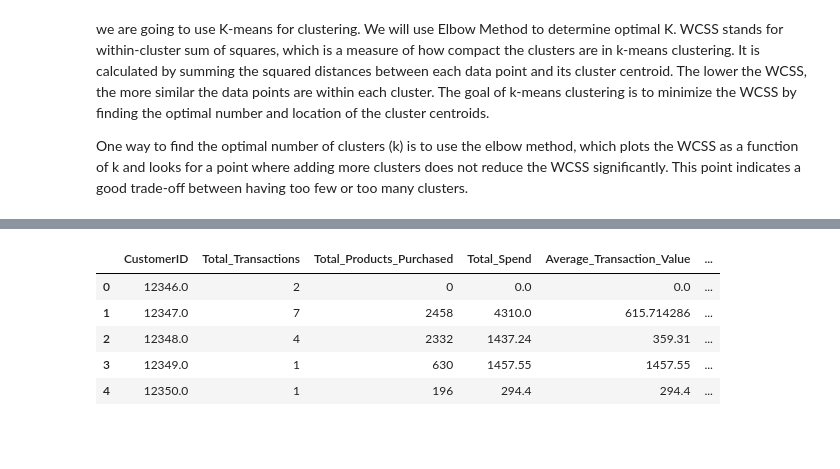
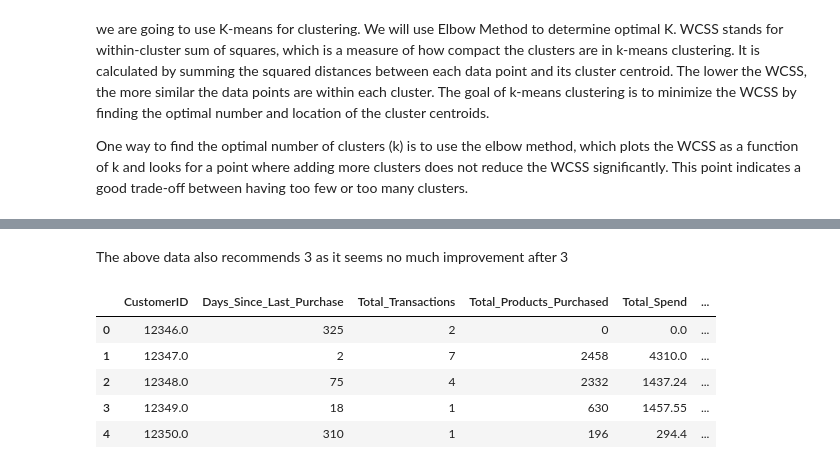
Before and after one commit to amrtariq/Customer_Segmentation_for_E-commerce_Personalization, a Jupyter notebook: Customer Segmentation for E-commerce Personalization.ipynb, the cells around one changed output, grey strips where cells are left out. Saved outputs shown, nothing was run; the diff lists cells and outputs as text; code cells hidden in the pictures; blank space fills up the shorter version.

```diff
--- a/Customer Segmentation for E-commerce Personalization.ipynb
+++ b/Customer Segmentation for E-commerce Personalization.ipynb
@@ -293,11 +293,11 @@ customer_datas = df.groupby('CustomerID')['InvoiceDay'].max().reset_index()
 most_recent_date = df['InvoiceDay'].max()
 
 # Convert InvoiceDay to datetime type before subtraction
-customer_data['InvoiceDay'] = pd.to_datetime(customer_data['InvoiceDay'])
+customer_datas['InvoiceDay'] = pd.to_datetime(customer_datas['InvoiceDay'])
 most_recent_date = pd.to_datetime(most_recent_date)
 
 # Calculate the number of days since the last purchase for each customer
-customer_data['Days_Since_Last_Purchase'] = (most_recent_date - customer_data['InvoiceDay']).dt.days
+customer_datas['Days_Since_Last_Purchase'] = (most_recent_date - customer_datas['InvoiceDay']).dt.days
 
 # Remove the InvoiceDay column
 customer_datas.drop(columns=['InvoiceDay'], inplace=True)
@@ -627,0 +618,14 @@ memory usage: 556.2 KB
+# %%
+from sklearn.ensemble import IsolationForest
+
+# Initializing the IsolationForest model with a contamination parameter of 0.05
+model = IsolationForest(contamination=0.05, random_state=0)
+
+# Fitting the model on our dataset (converting DataFrame to NumPy to avoid warning)
+customer_datas['Outlier_Scores'] = model.fit_predict(customer_datas.iloc[:, 1:].to_numpy())
+
+# Creating a new column to identify outliers (1 for inliers and -1 for outliers)
+customer_datas['Is_Outlier'] = [1 if x == -1 else 0 for x in customer_datas['Outlier_Scores']]
+
+# Display the first few rows of the customer_data dataframe
+customer_datas.head()
@@ -627,0 +665,9 @@ memory usage: 556.2 KB
+# %%
+# Remove the outliers from the main dataset
+customer_data_cleaned = customer_datas[customer_datas['Is_Outlier'] == 0]
+
+# Drop the 'Outlier_Scores' and 'Is_Outlier' columns
+customer_data_cleaned = customer_data_cleaned.drop(columns=['Outlier_Scores', 'Is_Outlier'])
+
+# Reset the index of the cleaned data
+customer_data_cleaned.reset_index(drop=True, inplace=True)
@@ -658,10 +709,10 @@ scaler = StandardScaler()
 columns_to_exclude = ['CustomerID', 'Is_UK', 'Day_Of_Week']
 
 # List of columns that need to be scaled
-columns_to_scale = customer_datas.columns.difference(columns_to_exclude)
+columns_to_scale = customer_data_cleaned.columns.difference(columns_to_exclude)
 
 # Copy the cleaned dataset
-customer_data_scaled = customer_datas.copy()
+customer_data_scaled = customer_data_cleaned.copy()
 
 # Applying the scaler to the necessary columns in the dataset
 customer_data_scaled[columns_to_scale] = scaler.fit_transform(customer_data_scaled[columns_to_scale])
@@ -825,38 +951,40 @@ From above Graph K of 4-5 might be good
+# %% [markdown]
+The above data also recommends 3 as it seems no much improvement after 3
 # %%
 from collections import Counter
 
 # Apply KMeans clustering using the optimal k
-kmeans = KMeans(n_clusters=5, init='k-means++', n_init=10, max_iter=1000, random_state=0)
+kmeans = KMeans(n_clusters=3, init='k-means++', n_init=10, max_iter=100, random_state=0)
 kmeans.fit(customer_data_pca)
 
 # Get the frequency of each cluster
 cluster_frequencies = Counter(kmeans.labels_)
 
 # Create a mapping from old labels to new labels based on frequency
 label_mapping = {label: new_label for new_label, (label, _) in
                  enumerate(cluster_frequencies.most_common())}
 
 # Reverse the mapping to assign labels as per your criteria
-label_mapping = {v: k for k, v in  {4: 1, 3: 0, 2: 2, 1: 3, 0: 4}.items()}
+label_mapping = {v: k for k, v in  {2: 0, 1: 1, 0: 2}.items()}
 
 # Apply the mapping to get the new labels
 new_labels = np.array([label_mapping[label] for label in kmeans.labels_])
-
+#new_labels= np.array(label_mapping)
 # Append the new cluster labels back to the original dataset
-customer_datas['cluster'] = new_labels
+customer_data_cleaned['cluster'] = new_labels
 
 # Append the new cluster labels to the PCA version of the dataset
 customer_data_pca['cluster'] = new_labels
 
 # Display the first few rows of the original dataframe
-customer_datas.head()
+customer_data_cleaned.head()
 # %% [output]
-|  | CustomerID | Total_Transactions | Total_Products_Purchased | Total_Spend | Average_Transaction_Value | ... |
-| 0 | 12346.0 | 2 | 0 | 0.0 | 0.0 | ... |
-| 1 | 12347.0 | 7 | 2458 | 4310.0 | 615.714286 | ... |
-| 2 | 12348.0 | 4 | 2332 | 1437.24 | 359.31 | ... |
-| 3 | 12349.0 | 1 | 630 | 1457.55 | 1457.55 | ... |
-| 4 | 12350.0 | 1 | 196 | 294.4 | 294.4 | ... |
+|  | CustomerID | Days_Since_Last_Purchase | Total_Transactions | Total_Products_Purchased | Total_Spend | ... |
+| 0 | 12346.0 | 325 | 2 | 0 | 0.0 | ... |
+| 1 | 12347.0 | 2 | 7 | 2458 | 4310.0 | ... |
+| 2 | 12348.0 | 75 | 4 | 2332 | 1437.24 | ... |
+| 3 | 12349.0 | 18 | 1 | 630 | 1457.55 | ... |
+| 4 | 12350.0 | 310 | 1 | 196 | 294.4 | ... |
 # %%
 import plotly.graph_objects as go
 
```
Also changed, not shown: parts of 37 cells of this notebook.
